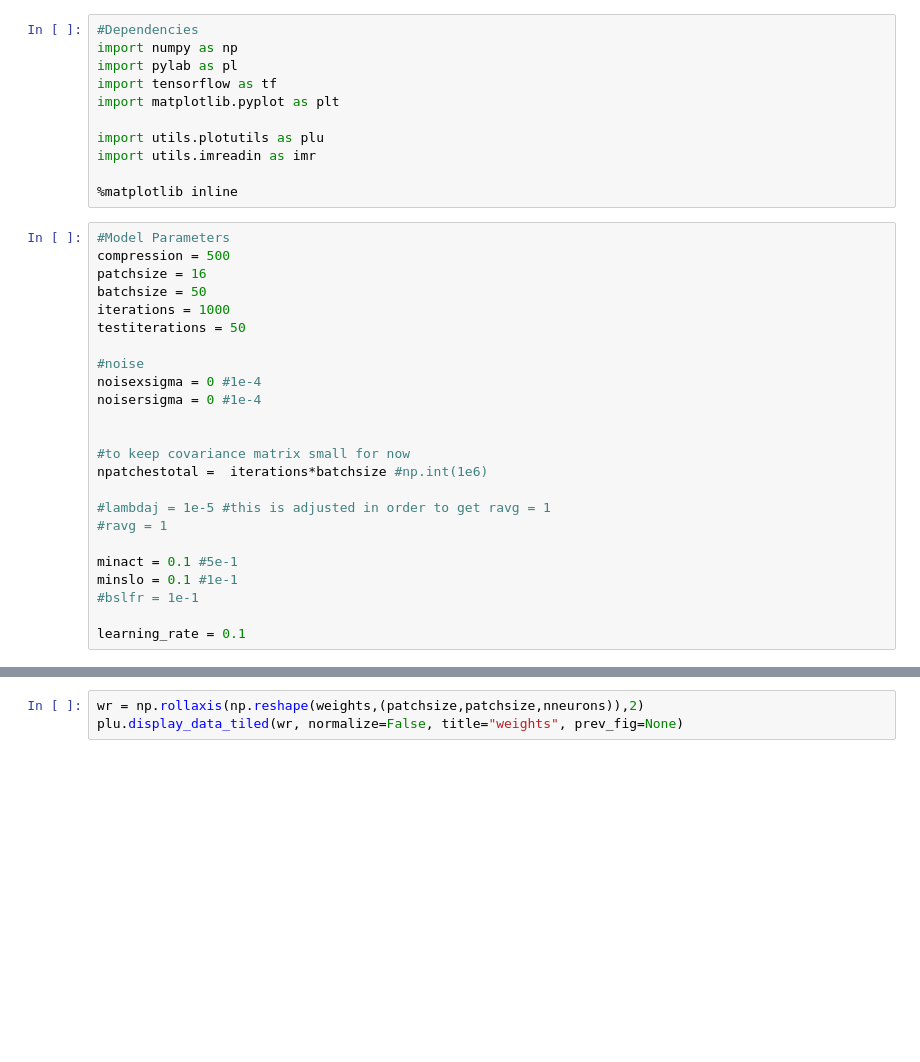
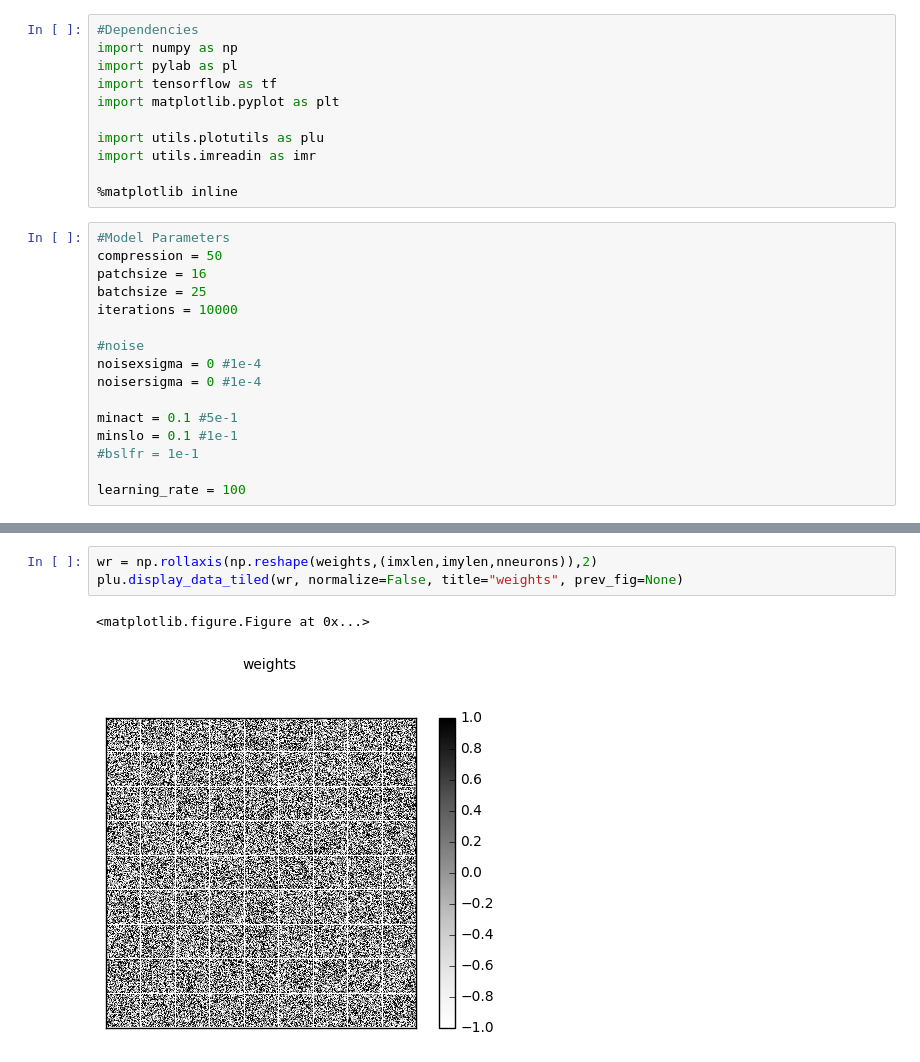
Before and after one commit to vdutell/NatVisAutoEncode, a Jupyter notebook: Image Autoencoder.ipynb, the cells around one changed output, grey strips where cells are left out. Drawn from its saved outputs; the diff is of its cells as text; blank space fills up the shorter version.

```diff
--- a/Image Autoencoder.ipynb
+++ b/Image Autoencoder.ipynb
@@ -11,28 +11,20 @@ import utils.imreadin as imr
 %matplotlib inline
 # %%
 #Model Parameters
-compression = 500
+compression = 50
 patchsize = 16
-batchsize = 50
-iterations = 1000
-testiterations = 50
+batchsize = 25
+iterations = 10000
 
 #noise
 noisexsigma = 0 #1e-4
 noisersigma = 0 #1e-4
 
-
-#to keep covariance matrix small for now
-npatchestotal =  iterations*batchsize #np.int(1e6)
-
-#lambdaj = 1e-5 #this is adjusted in order to get ravg = 1
-#ravg = 1
-
 minact = 0.1 #5e-1
 minslo = 0.1 #1e-1
 #bslfr = 1e-1
 
-learning_rate = 0.1
+learning_rate = 100
 # %%
 #Load in images if we haven't yet.
 try:
@@ -152,3 +146,6 @@ with tf.Session() as sess:
 # %%
-wr = np.rollaxis(np.reshape(weights,(patchsize,patchsize,nneurons)),2)
+wr = np.rollaxis(np.reshape(weights,(imxlen,imylen,nneurons)),2)
 plu.display_data_tiled(wr, normalize=False, title="weights", prev_fig=None)
+# %% [output]
+<matplotlib.figure.Figure at 0x...>
+[figure, added]
```
Also changed, not shown: parts of 5 cells of this notebook.
